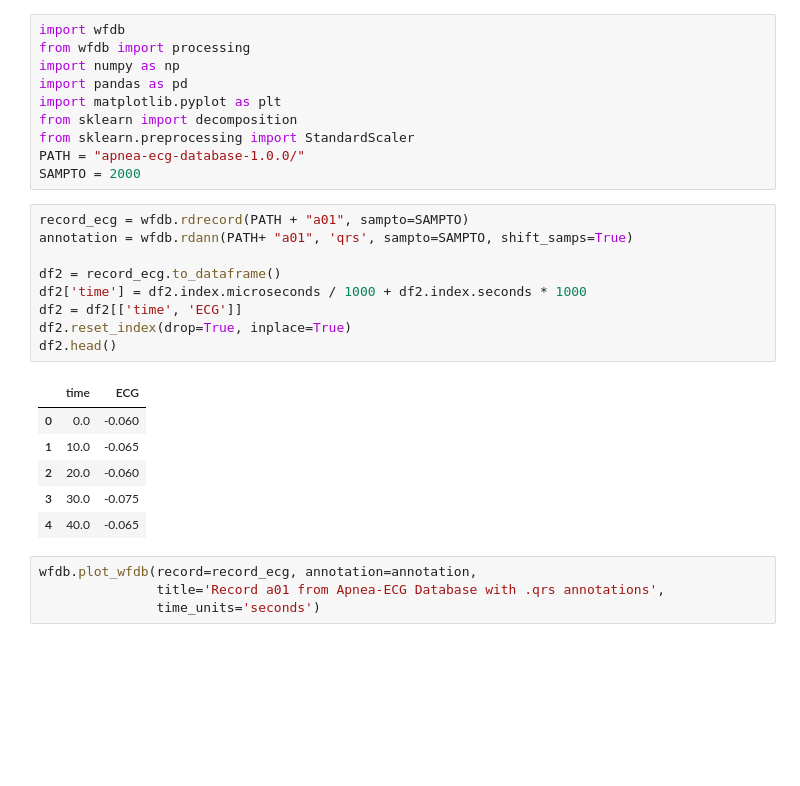
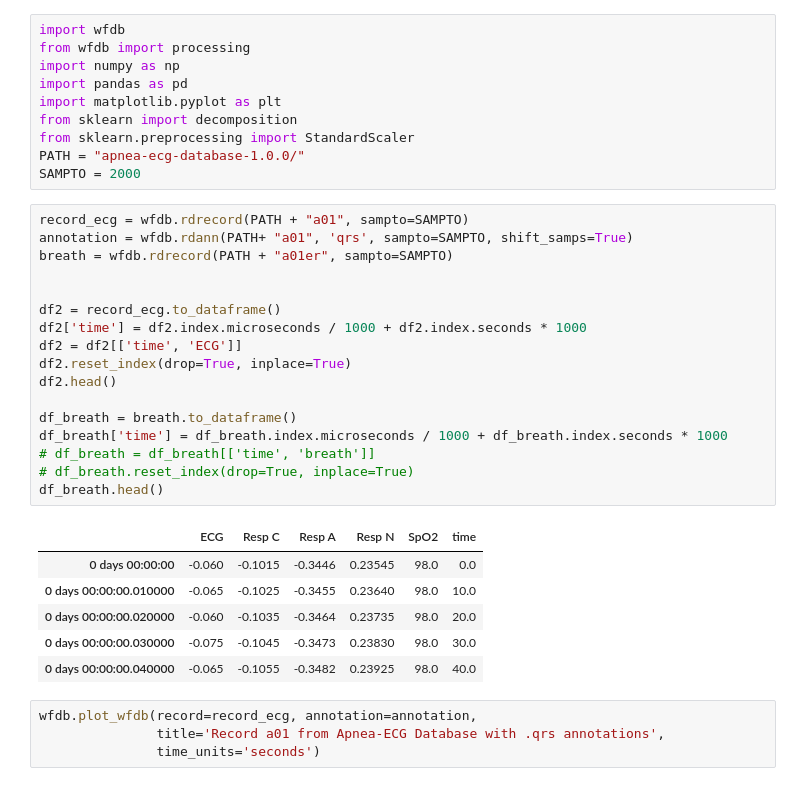
Before and after one commit to ciuek/ECG-Derived-Respiration, a Jupyter notebook: ecg.ipynb, the cells around one changed output. Drawn from its saved outputs; the diff is of its cells as text; blank space fills up the shorter version.

```diff
--- a/ecg.ipynb
+++ b/ecg.ipynb
@@ -11,19 +11,27 @@ SAMPTO = 2000
 # %%
 record_ecg = wfdb.rdrecord(PATH + "a01", sampto=SAMPTO)
 annotation = wfdb.rdann(PATH+ "a01", 'qrs', sampto=SAMPTO, shift_samps=True)
+breath = wfdb.rdrecord(PATH + "a01er", sampto=SAMPTO)
+
 
 df2 = record_ecg.to_dataframe()
 df2['time'] = df2.index.microseconds / 1000 + df2.index.seconds * 1000
 df2 = df2[['time', 'ECG']]
 df2.reset_index(drop=True, inplace=True)
 df2.head()
+
+df_breath = breath.to_dataframe()
+df_breath['time'] = df_breath.index.microseconds / 1000 + df_breath.index.seconds * 1000
+# df_breath = df_breath[['time', 'breath']]
+# df_breath.reset_index(drop=True, inplace=True)
+df_breath.head()
 # %% [output]
-|  | time | ECG |
-| 0 | 0.0 | -0.060 |
-| 1 | 10.0 | -0.065 |
-| 2 | 20.0 | -0.060 |
-| 3 | 30.0 | -0.075 |
-| 4 | 40.0 | -0.065 |
+|  | ECG | Resp C | Resp A | Resp N | SpO2 | time |
+| 0 days 00:00:00 | -0.060 | -0.1015 | -0.3446 | 0.23545 | 98.0 | 0.0 |
+| 0 days 00:00:00.010000 | -0.065 | -0.1025 | -0.3455 | 0.23640 | 98.0 | 10.0 |
+| 0 days 00:00:00.020000 | -0.060 | -0.1035 | -0.3464 | 0.23735 | 98.0 | 20.0 |
+| 0 days 00:00:00.030000 | -0.075 | -0.1045 | -0.3473 | 0.23830 | 98.0 | 30.0 |
+| 0 days 00:00:00.040000 | -0.065 | -0.1055 | -0.3482 | 0.23925 | 98.0 | 40.0 |
 # %%
 wfdb.plot_wfdb(record=record_ecg, annotation=annotation,
                title='Record a01 from Apnea-ECG Database with .qrs annotations',
```
Also changed, not shown: parts of 4 cells of this notebook.
